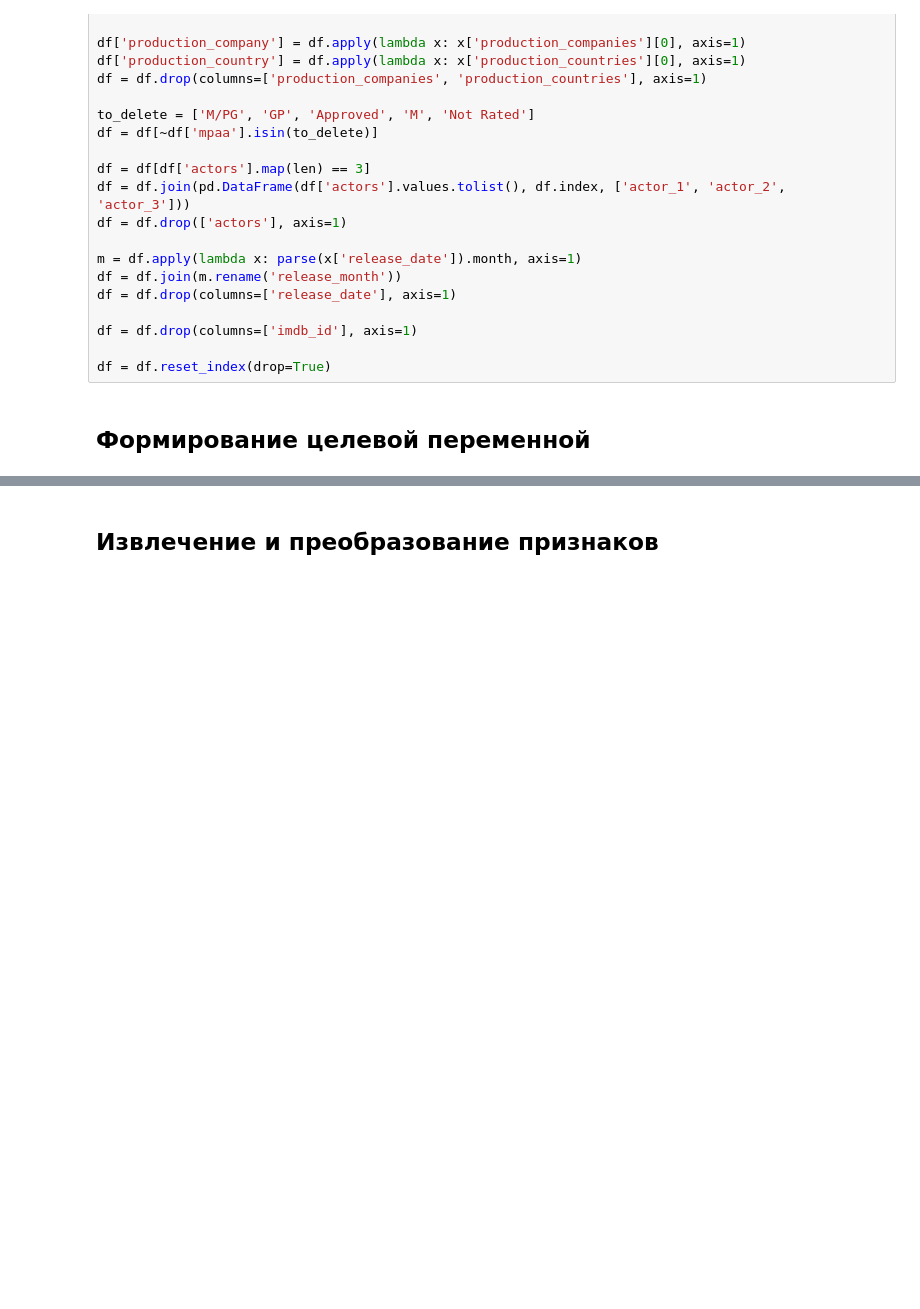
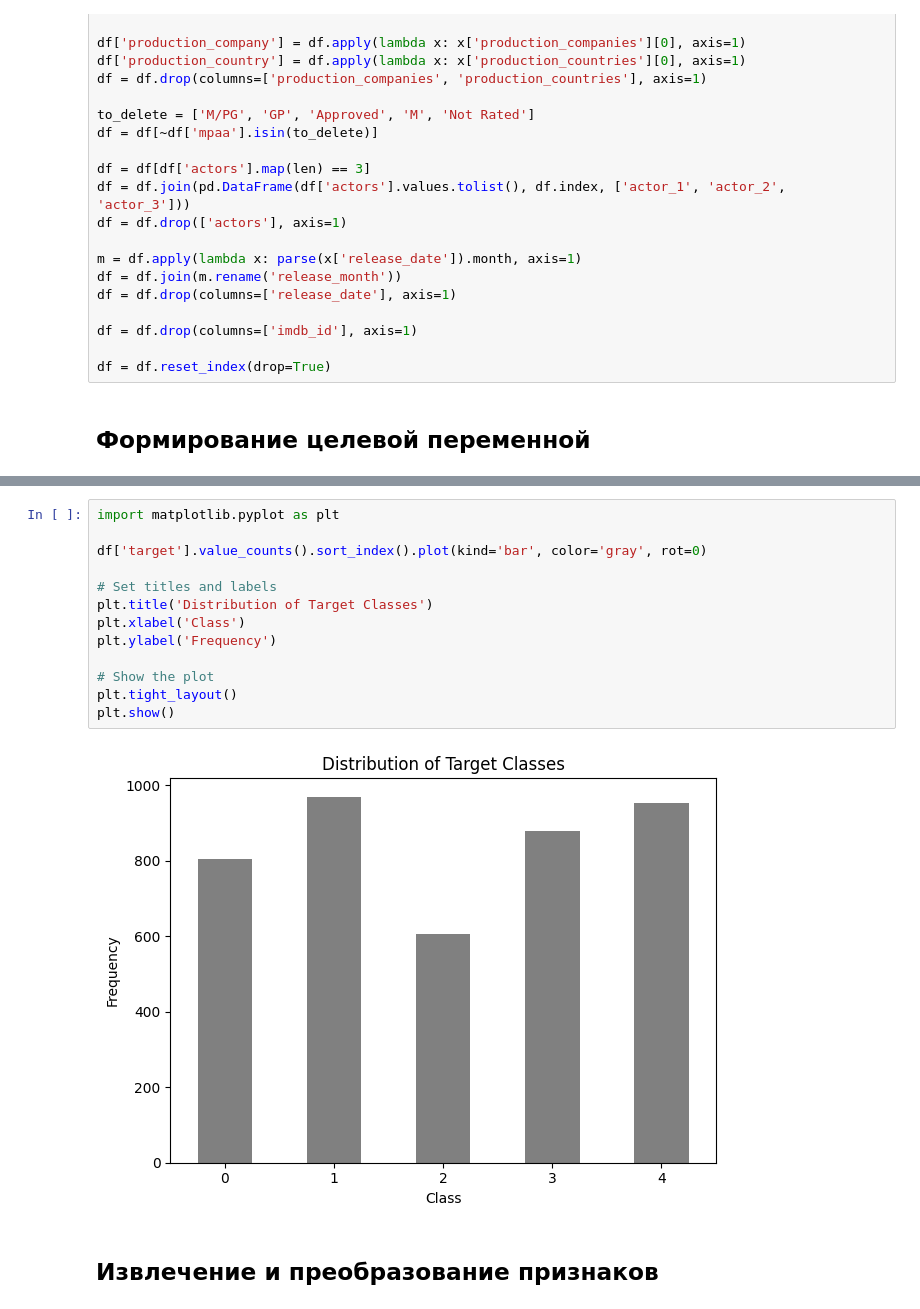
Before and after one commit to muratom/movie-box-office-prediction, a Jupyter notebook: 1_bor_tabular_prereleased.ipynb, the cells around one changed output, grey strips where cells are left out. Saved outputs shown, nothing was run; the diff lists cells and outputs as text; blank space fills up the shorter version.

```diff
--- a/1_bor_tabular_prereleased.ipynb
+++ b/1_bor_tabular_prereleased.ipynb
@@ -132,3 +154,18 @@ Name: count, dtype: int64
+# %%
+import matplotlib.pyplot as plt
+
+df['target'].value_counts().sort_index().plot(kind='bar', color='gray', rot=0)
+
+# Set titles and labels
+plt.title('Distribution of Target Classes')
+plt.xlabel('Class')
+plt.ylabel('Frequency')
+
+# Show the plot
+plt.tight_layout()
+plt.show()
+# %% [output]
+[figure, added]
 # %% [markdown]
 ## Извлечение и преобразование признаков
 # %%
```
Also changed, not shown: parts of 15 cells of this notebook, 1 other file.
